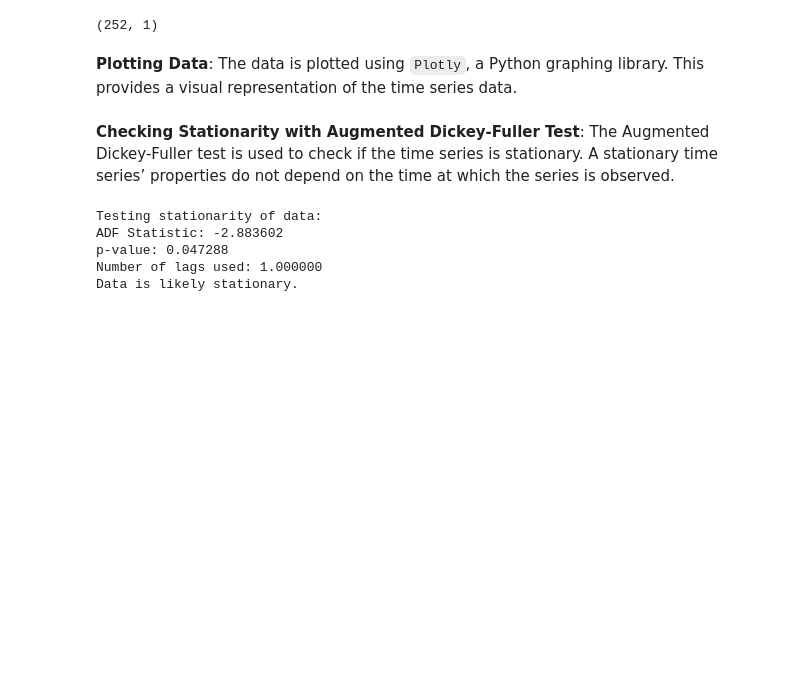
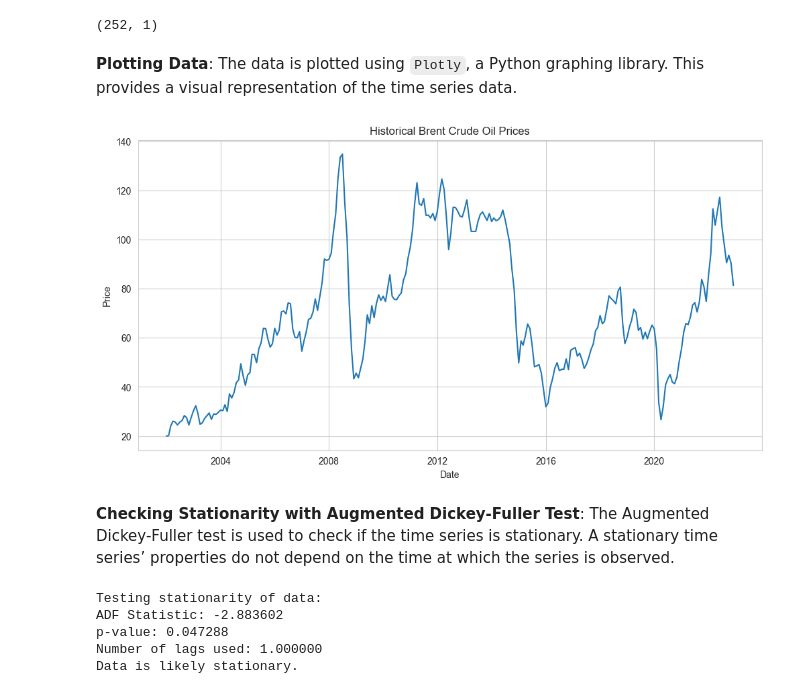
Before and after one commit to jnopareboateng/ml-library, a Jupyter notebook: crude-oil-forecast/Presentation/arimav3.ipynb, the cells around one changed output. Saved outputs shown, nothing was run; the diff lists cells and outputs as text; code cells hidden in the pictures; blank space fills up the shorter version.

```diff
--- a/crude-oil-forecast/Presentation/arimav3.ipynb
+++ b/crude-oil-forecast/Presentation/arimav3.ipynb
@@ -64,7 +64,19 @@ data.shape
 # %%
 # Plot data
 fig = px.line(data, x=data.index, y='Price', title='Brent Crude Oil Prices')
 fig.show()
+
+import seaborn as sns
+
+sns.set_style('whitegrid')
+plt.figure(figsize=(12,6))
+plt.plot(data['Price'])
+plt.title('Historical Brent Crude Oil Prices')
+plt.xlabel('Date')
+plt.ylabel('Price')
+plt.show()
+# %% [output]
+[figure, added]
 # %% [markdown]
 **Checking Stationarity with Augmented Dickey-Fuller Test**: The Augmented Dickey-Fuller test is used to check if the time series is stationary. A stationary time series’ properties do not depend on the time at which the series is observed.
 # %%
```
Also changed, not shown: parts of 10 cells of this notebook, 23 other files.
